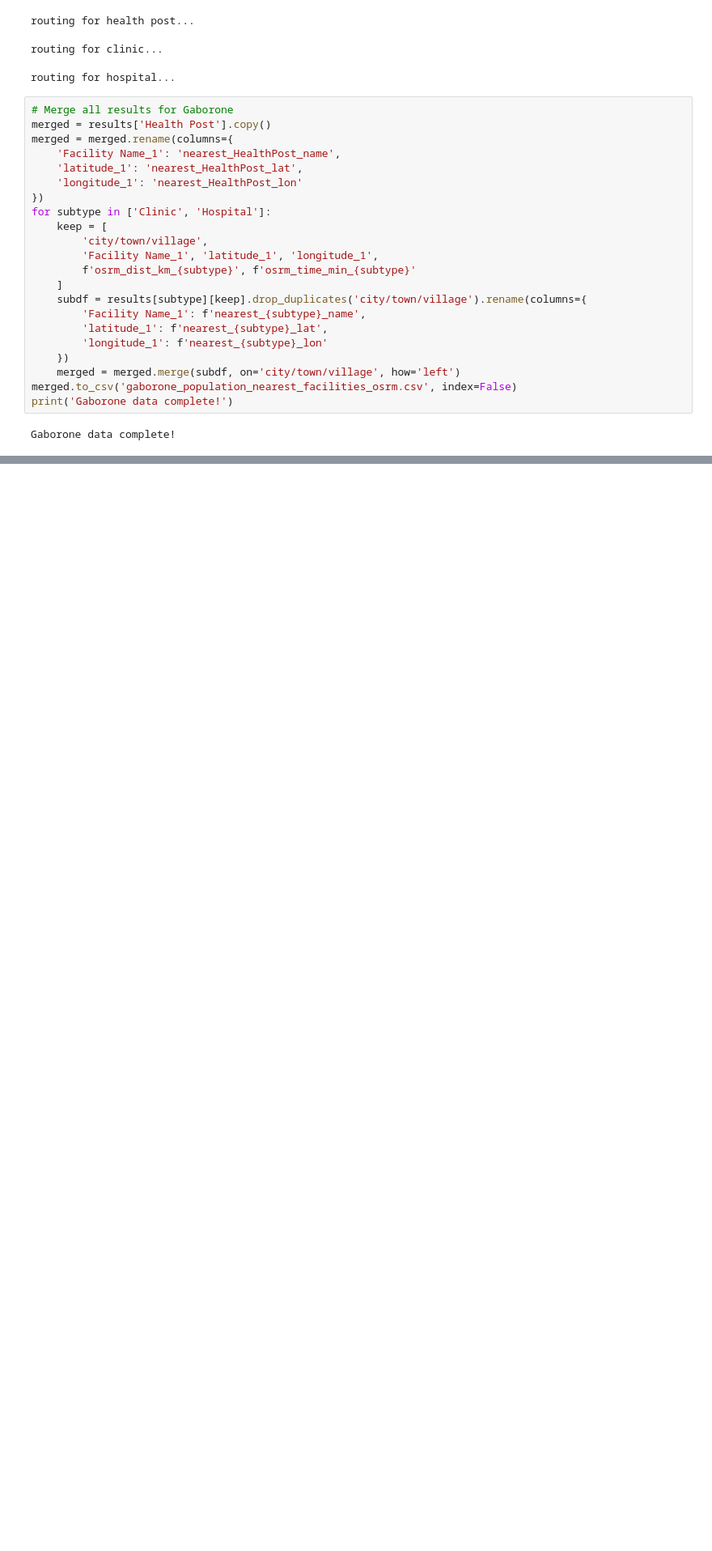
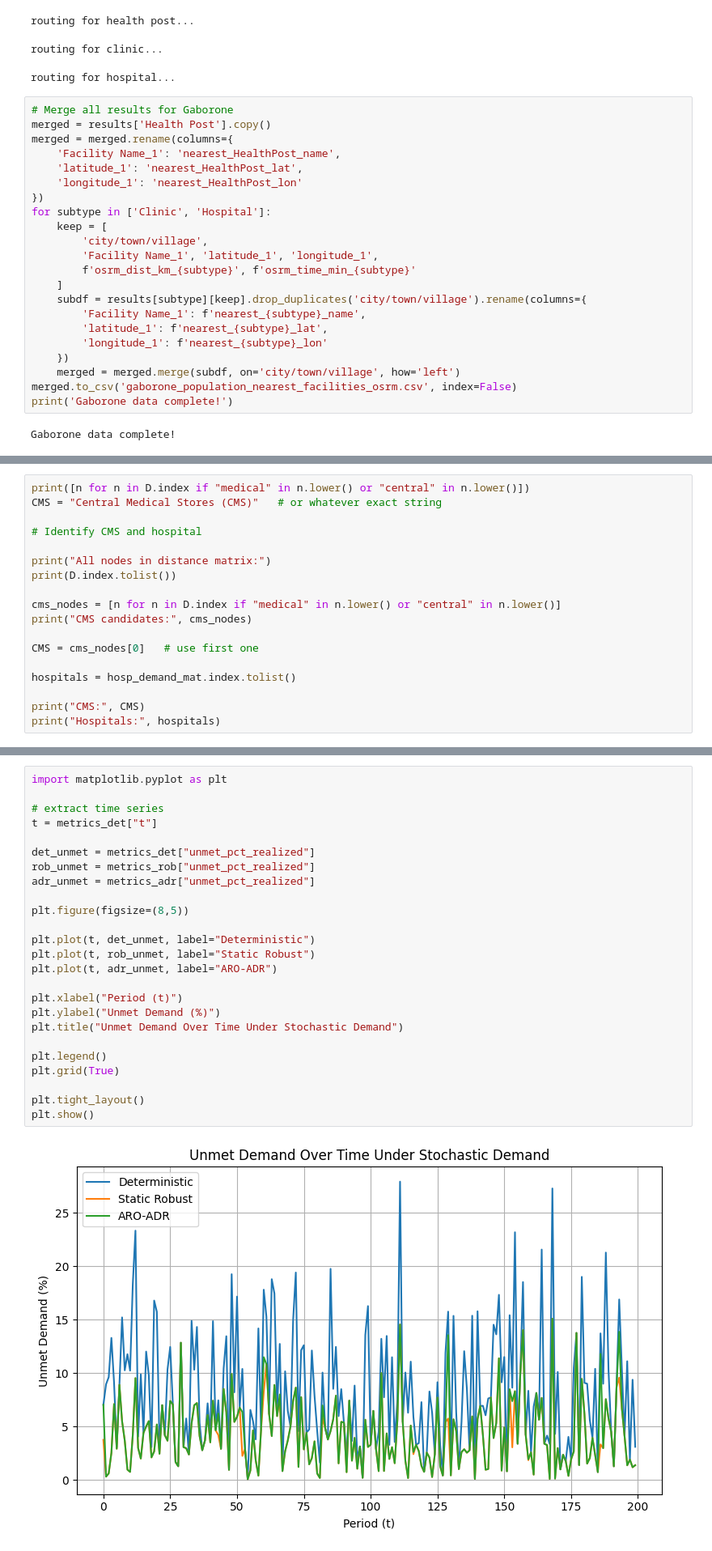
Before and after one commit to mistershilai/thesiscode2026, a Jupyter notebook: gaborone_test/gaborone_simulation.ipynb, the cells around one changed output, grey strips where cells are left out. Shown at 81% size. Drawn from its saved outputs; the diff is of its cells as text; blank space fills up the shorter version.

```diff
--- a/gaborone_test/gaborone_simulation.ipynb
+++ b/gaborone_test/gaborone_simulation.ipynb
@@ -1893,0 +1313,18 @@ First-stage cost (routing): $131.66
+# %%
+print([n for n in D.index if "medical" in n.lower() or "central" in n.lower()])
+CMS = "Central Medical Stores (CMS)"   # or whatever exact string
+
+# Identify CMS and hospital
+
+print("All nodes in distance matrix:")
+print(D.index.tolist())
+
+cms_nodes = [n for n in D.index if "medical" in n.lower() or "central" in n.lower()]
+print("CMS candidates:", cms_nodes)
+
+CMS = cms_nodes[0]   # use first one
+
+hospitals = hosp_demand_mat.index.tolist()
+
+print("CMS:", CMS)
+print("Hospitals:", hospitals)
@@ -1893,0 +2376,27 @@ First-stage cost (routing): $131.66
+# %%
+import matplotlib.pyplot as plt
+
+# extract time series
+t = metrics_det["t"]
+
+det_unmet = metrics_det["unmet_pct_realized"]
+rob_unmet = metrics_rob["unmet_pct_realized"]
+adr_unmet = metrics_adr["unmet_pct_realized"]
+
+plt.figure(figsize=(8,5))
+
+plt.plot(t, det_unmet, label="Deterministic")
+plt.plot(t, rob_unmet, label="Static Robust")
+plt.plot(t, adr_unmet, label="ARO-ADR")
+
+plt.xlabel("Period (t)")
+plt.ylabel("Unmet Demand (%)")
+plt.title("Unmet Demand Over Time Under Stochastic Demand")
+
+plt.legend()
+plt.grid(True)
+
+plt.tight_layout()
+plt.show()
+# %% [output]
+[figure, added]
```
Also changed, not shown: parts of 68 cells of this notebook, 33 other files.
